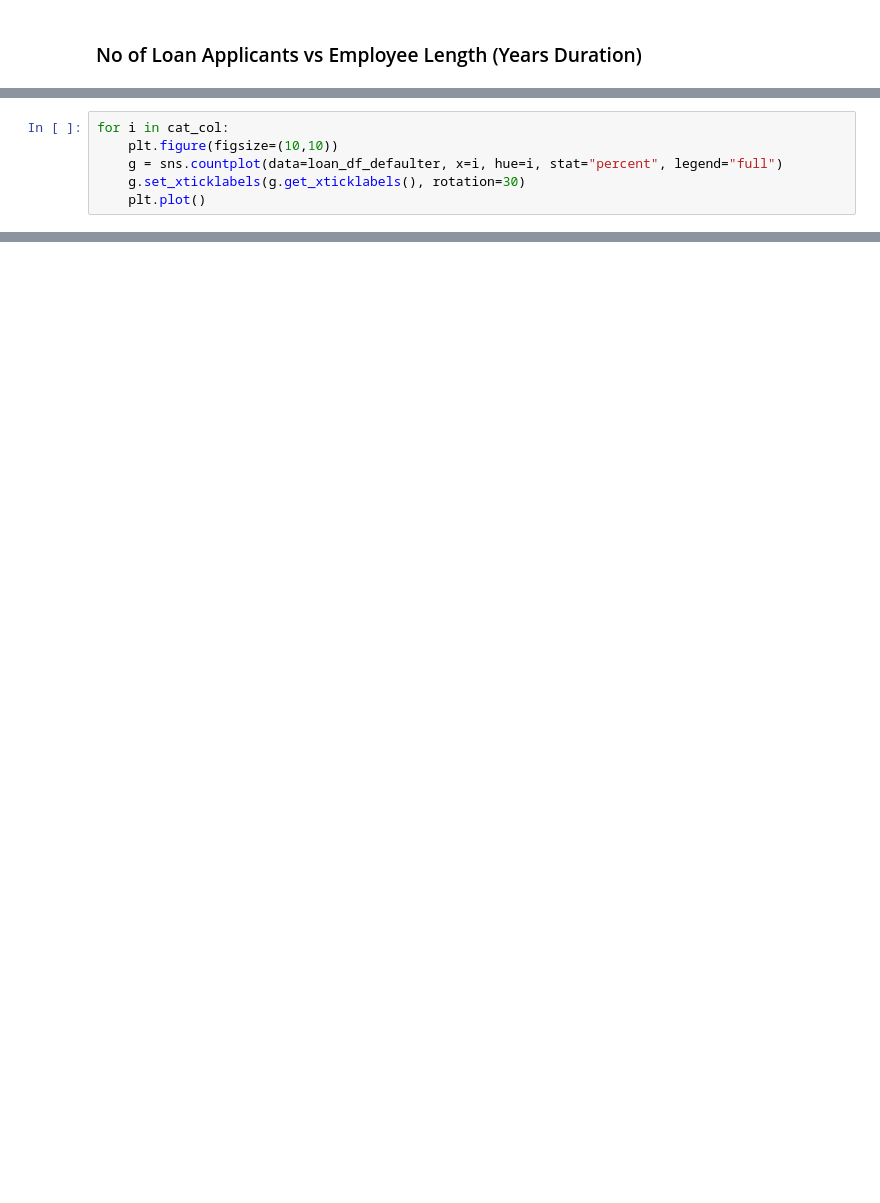
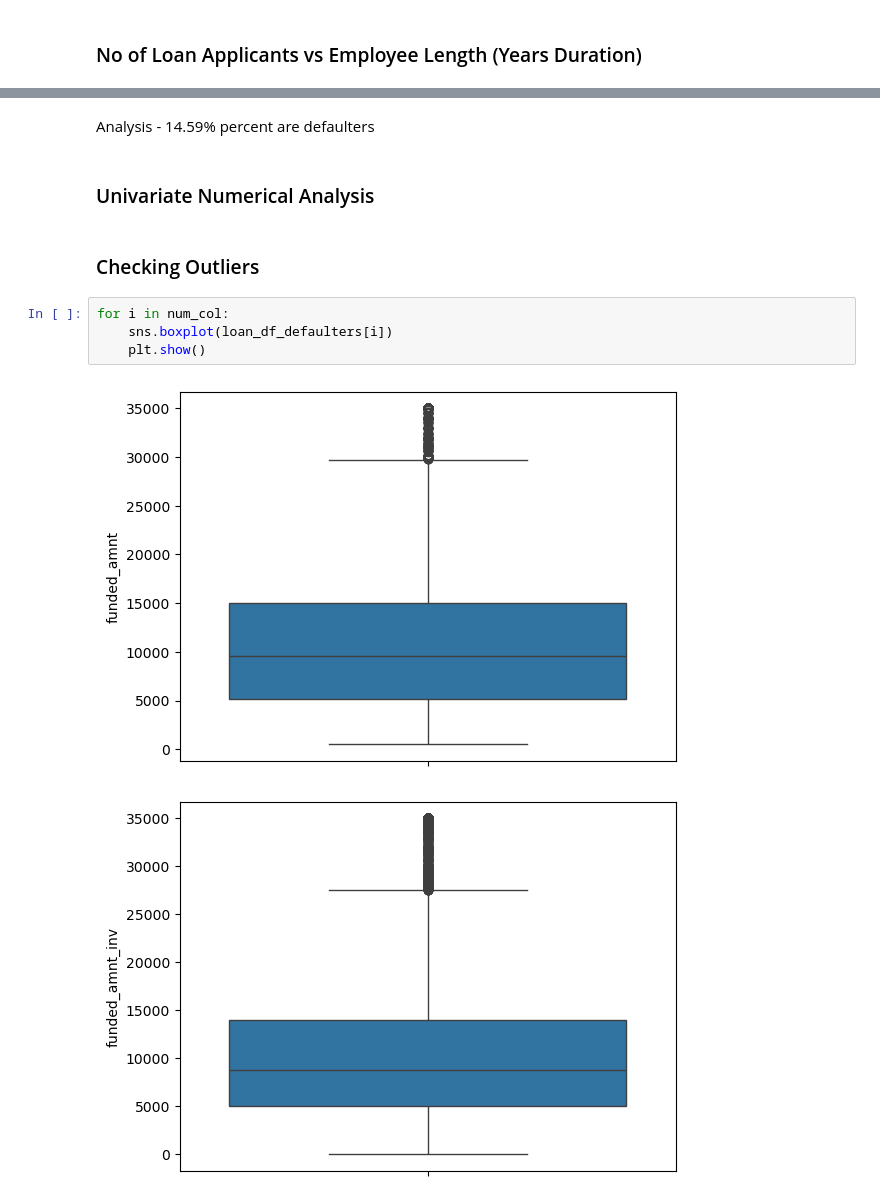
Before and after one commit to snehaljadhav2283/Loan_CaseStudy_EDA, a Jupyter notebook: Loan_Analysis.ipynb, the cells around one changed output, grey strips where cells are left out. Cells and saved outputs as stored; diff of their text form; blank space fills up the shorter version.

```diff
--- a/Loan_Analysis.ipynb
+++ b/Loan_Analysis.ipynb
@@ -449,6 +421,0 @@ loan_df_defaulter = loan_df[loan_df.loan_status == "Charged Off"]
-# %%
-for i in cat_col:
-    plt.figure(figsize=(10,10))
-    g = sns.countplot(data=loan_df_defaulter, x=i, hue=i, stat="percent", legend="full")
-    g.set_xticklabels(g.get_xticklabels(), rotation=30)
-    plt.plot()
@@ -482,0 +451,13 @@ for i in cat_col:
+# %% [markdown]
+Analysis -  14.59% percent are defaulters
+# %% [markdown]
+### Univariate Numerical Analysis
+# %% [markdown]
+### Checking Outliers
+# %%
+for i in num_col:
+    sns.boxplot(loan_df_defaulters[i])
+    plt.show()
+# %% [output]
+[figure, added]
+[figure, added]
```
Also changed, not shown: parts of 78 cells of this notebook, 1 other file.
